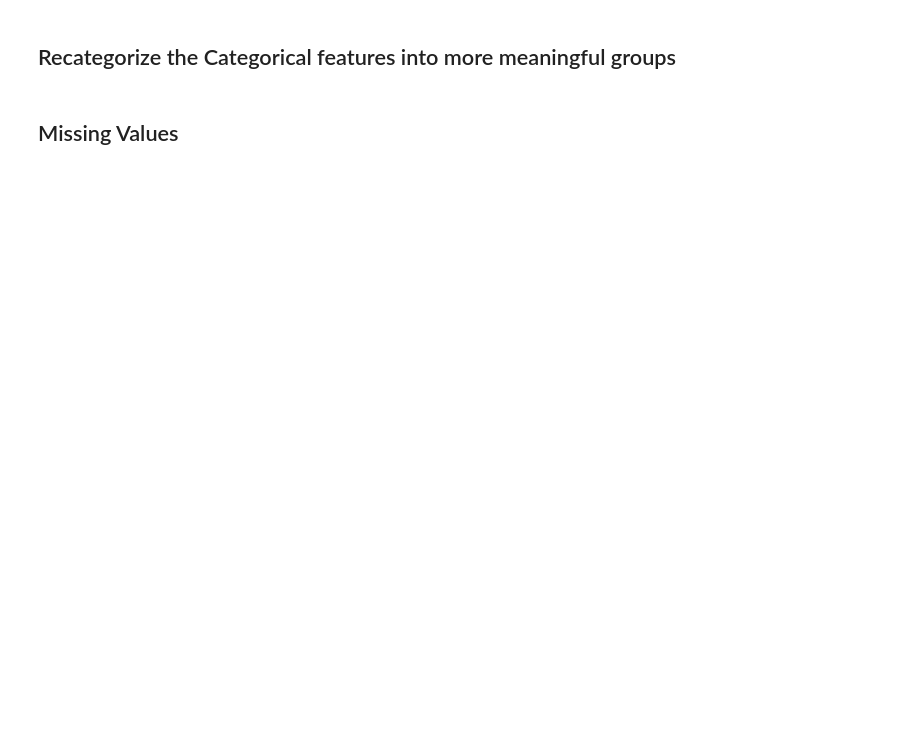
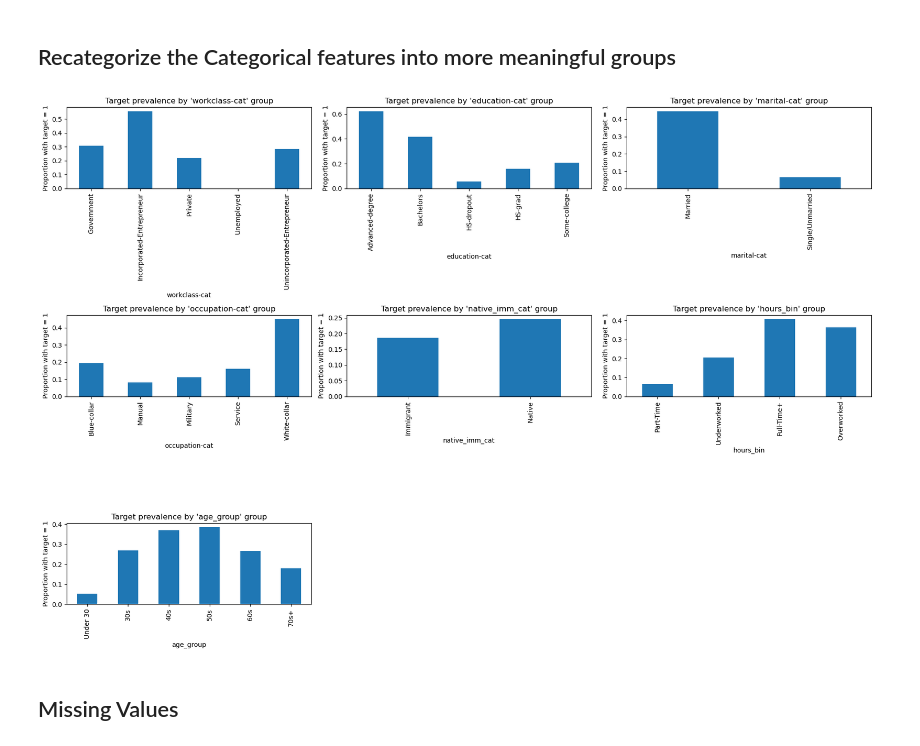
Before and after one commit to JohnAChester/fordham_classification, a Jupyter notebook: CombinedCode-Mode-John.ipynb, the cells around one changed output. Drawn from its saved outputs; the diff is of its cells as text; code cells hidden in the pictures; blank space fills up the shorter version.

```diff
--- a/CombinedCode-Mode-John.ipynb
+++ b/CombinedCode-Mode-John.ipynb
@@ -253,8 +292,19 @@ def category_remapping(df):
         labels=hrs_labels
     )
 
+    age_bins = [0, 29, 39, 49, 59, 69, 120]
+    age_labels = ['Under 30', '30s', '40s', '50s', '60s', '70s+']
+
+    copy_df['age_group'] = pd.cut(
+    copy_df['age'],
+    bins=age_bins,
+    labels=age_labels
+    )
+
+
+
     # drop all adjusted categorical features in favor of their derived categories
-    copy_df.drop(['workclass','fnlwgt','education','education-num','marital-status','occupation','native-country','hours-per-week'], axis = 1, inplace = True)
+    copy_df.drop(['workclass','fnlwgt','education','education-num','marital-status','occupation','native-country','hours-per-week','age'], axis = 1, inplace = True)
 
     return copy_df
 # %%
@@ -265,9 +315,11 @@ chart_df = train_df.copy()
 
 chart_df['pred'] = np.where(chart_df['pred'] == '>50K',1,0)
 # %%
-cats = ['workclass-cat','education-cat','marital-cat','occupation-cat','native_imm_cat','hours_bin']
+cats = ['workclass-cat','education-cat','marital-cat','occupation-cat','native_imm_cat','hours_bin','age_group']
 
 plot_prevalence_subplots(chart_df, cats)
+# %% [output]
+[figure, added]
 # %% [markdown]
 ## Missing Values
 # %%
```
Also changed, not shown: parts of 28 cells of this notebook.
